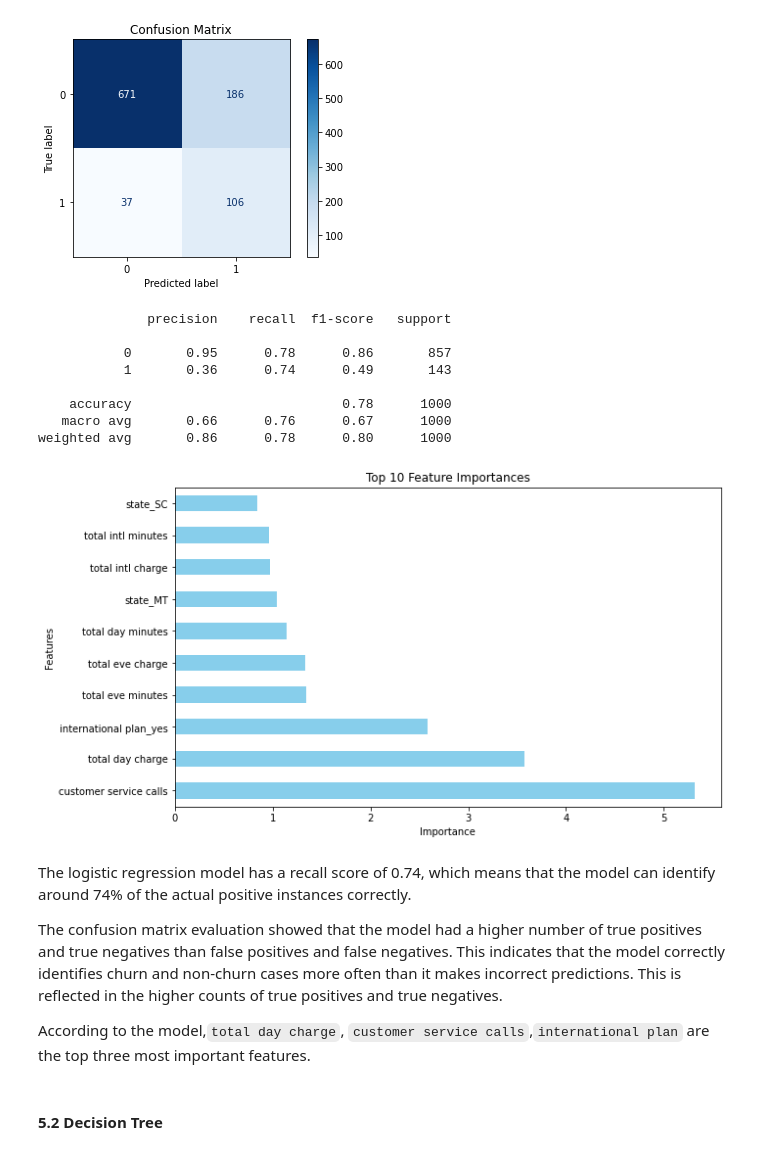
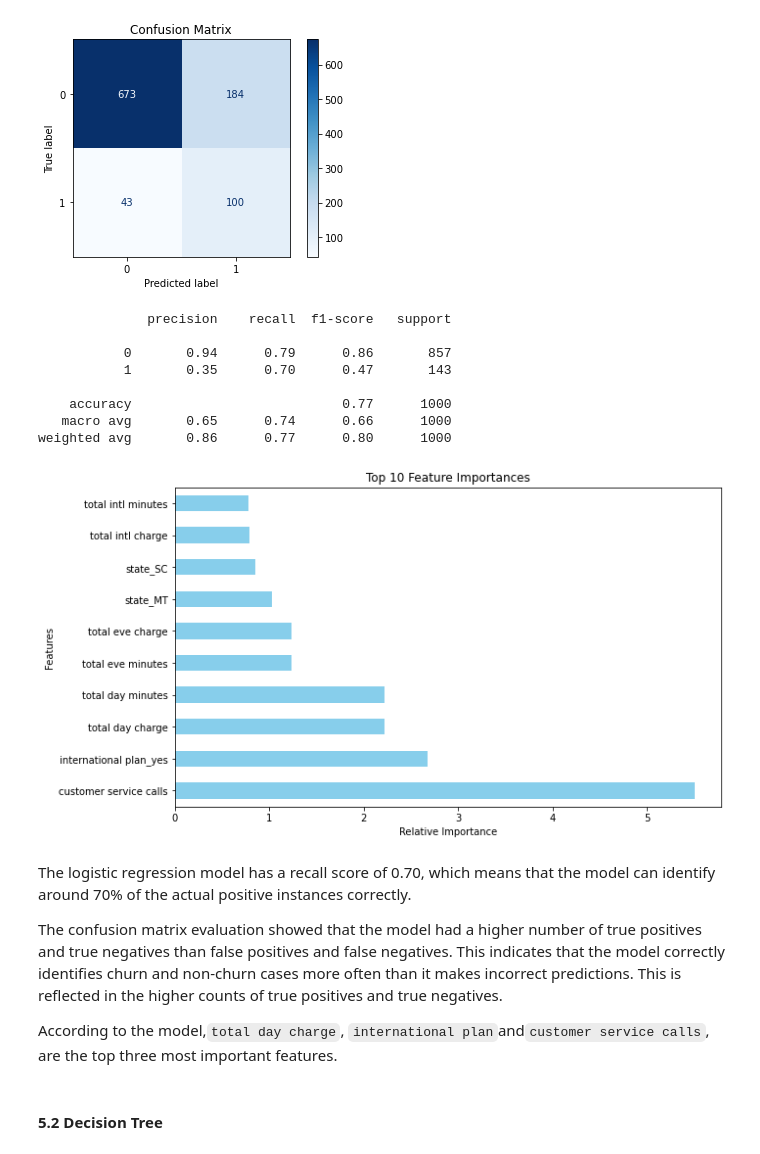
Before and after one commit to Nzoki/PHASE-3-PROJECT, a Jupyter notebook: index.ipynb, the cells around one changed output. Saved outputs shown, nothing was run; the diff lists cells and outputs as text; code cells hidden in the pictures.

```diff
--- a/index.ipynb
+++ b/index.ipynb
@@ -459,9 +459,9 @@ X_train_resampled, y_train_resampled = smote.fit_resample(X_train, y_train)
 logreg = LogisticRegression(random_state=42)
 # %%
 # Fit the model on the training data
-logreg.fit(resampled_x_train, resampled_y_train)
+logreg.fit(X_train_resampled, y_train_resampled)
 #predict on the labels of test set
-y_pred_log = logreg.predict(x_test)
+y_pred_log = logreg.predict(X_test)
 # %%
 from sklearn.metrics import confusion_matrix, ConfusionMatrixDisplay
 # Define the function to plot confusion matrix
@@ -491,35 +491,35 @@ print(classification_report(y_test,y_pred_log))
 # %% [output]
               precision    recall  f1-score   support
 
-           0       0.95      0.78      0.86       857
-           1       0.36      0.74      0.49       143
+           0       0.94      0.79      0.86       857
+           1       0.35      0.70      0.47       143
 
-    accuracy                           0.78      1000
-   macro avg       0.66      0.76      0.67      1000
-weighted avg       0.86      0.78      0.80      1000
+    accuracy                           0.77      1000
+   macro avg       0.65      0.74      0.66      1000
+weighted avg       0.86      0.77      0.80      1000
 # %%
 # Get feature importances from the logistic regression model
 importance = logreg.coef_[0]
-feature_names = resampled_x_train.columns
+feature_names = X_train_resampled.columns
 
 # Create a Series for feature importances and sort it
 feature_importances = pd.Series(importance, index=feature_names).sort_values(ascending=False)
 
 # Plot the top 10 features
 plt.figure(figsize=(10, 6))
 feature_importances.head(10).plot(kind='barh', color='skyblue')
-plt.xlabel('Importance')
+plt.xlabel('Relative Importance')
 plt.ylabel('Features')
 plt.title('Top 10 Feature Importances')
 plt.show()
 # %% [output]
-[figure, old version]
+[figure, new version]
 # %% [markdown]
-The logistic regression model has a recall score of 0.74, which means that the model can identify around 74% of the actual positive instances correctly.
+The logistic regression model has a recall score of 0.70, which means that the model can identify around 70% of the actual positive instances correctly.
 
 The confusion matrix evaluation showed that the model had a higher number of true positives and true negatives than false positives and false negatives. This indicates that the model correctly identifies churn and non-churn cases more often than it makes incorrect predictions. This is reflected in the higher counts of true positives and true negatives.
 
-According to the model,`total day charge`, `customer service calls`,`international plan` are the top three most important features.
+According to the model,`total day charge`, `international plan`and`customer service calls`, are the top three most important features.
 # %% [markdown]
 #### 5.2 Decision Tree
 # %%
```
Also changed, not shown: parts of 4 cells of this notebook.
